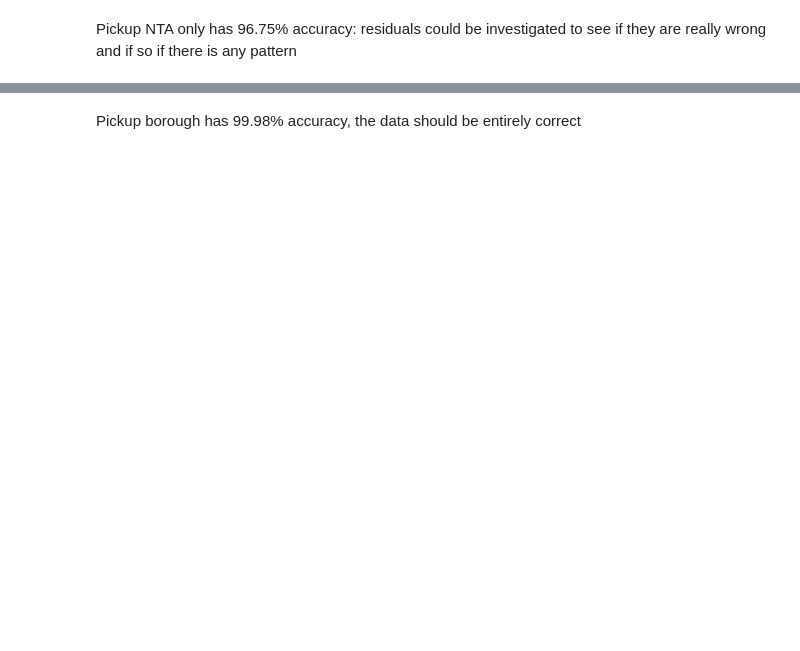
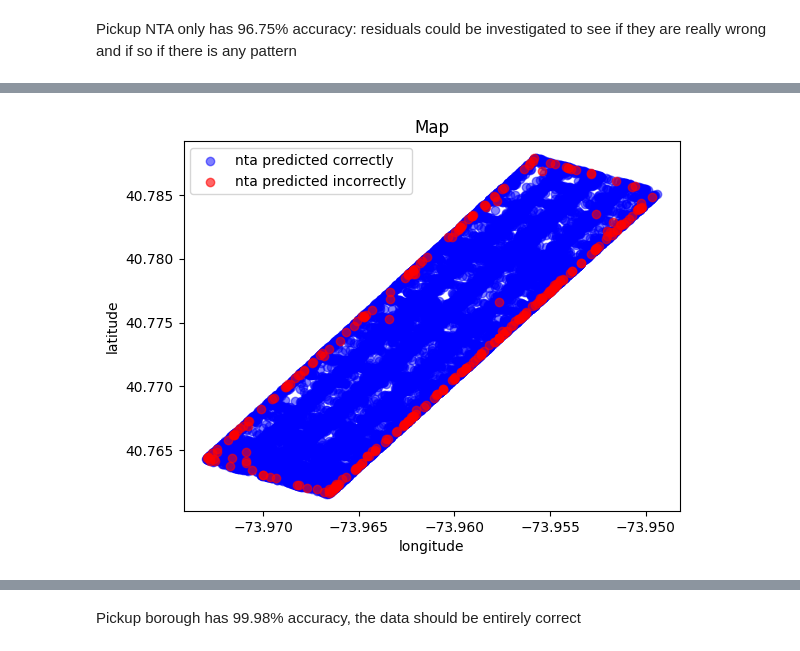
Before and after one commit to MichalKrzyzanski2002/Foundations-Data-Science-Project, a Jupyter notebook: Cleaning.ipynb, the cells around one changed output, grey strips where cells are left out. Saved outputs shown, nothing was run; the diff lists cells and outputs as text; code cells hidden in the pictures; blank space fills up the shorter version.

```diff
--- a/Cleaning.ipynb
+++ b/Cleaning.ipynb
@@ -878,0 +917,4 @@ print(classifier.score(X_test, Y_test))
+# %%
+plot_difference("MN40")
+# %% [output]
+[figure, added]
```
Also changed, not shown: parts of 39 cells of this notebook.
